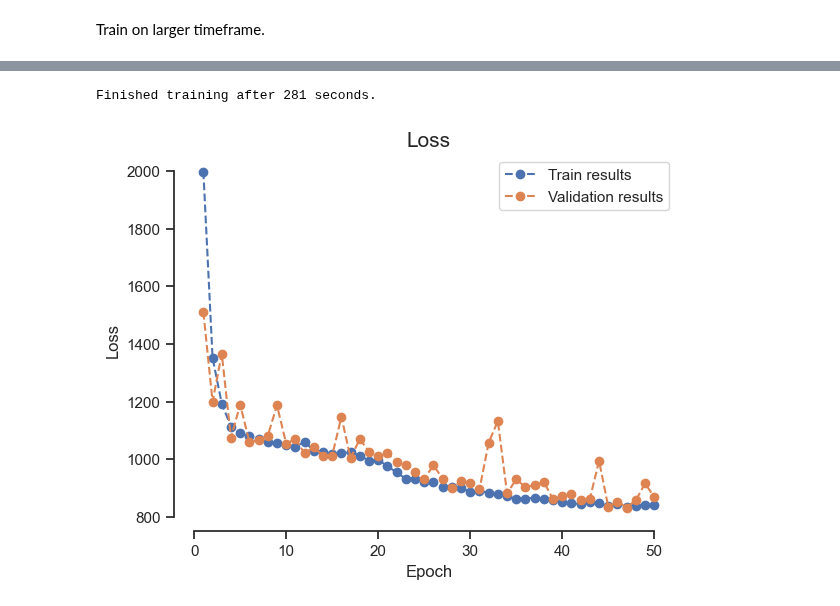
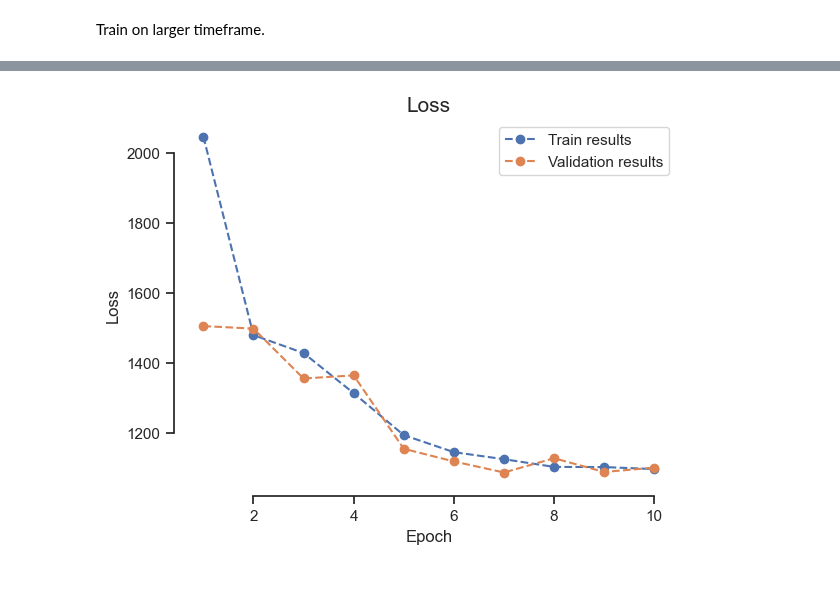
Before and after one commit to justusm00/ebc-project, a Jupyter notebook: MLP.ipynb, the cells around one changed output, grey strips where cells are left out. Cells and saved outputs as stored; diff of their text form; code cells hidden in the pictures.

```diff
--- a/MLP.ipynb
+++ b/MLP.ipynb
@@ -131,7 +138,7 @@ optimizer = optim.Adam(model.parameters(), lr=lr)
 scheduler = ReduceLROnPlateau(optimizer, mode='min', factor=0.1, patience=10,
                               threshold=0.0001, threshold_mode='rel', cooldown=0, min_lr=0)
 
-num_epochs = 50
+num_epochs = 10
 
 train_losses, val_losses = run_training(model=model, optimizer=optimizer, num_epochs=num_epochs, train_dataloader=trainloader, val_dataloader=valloader,
                                                               device=device, loss_fn=criterion, patience=5, early_stopper=True, verbose=True)
@@ -156,5 +157,4 @@ Train loss: 840.77, val loss: 869.07
-Finished training after 281 seconds.
-[figure, old version]
+[figure, new version]
 # %%
 # Save the model
 torch.save(model.state_dict(), 'model_saves/mlp_1.pth' )
```
Also changed, not shown: parts of 4 cells of this notebook, 5 other files.
